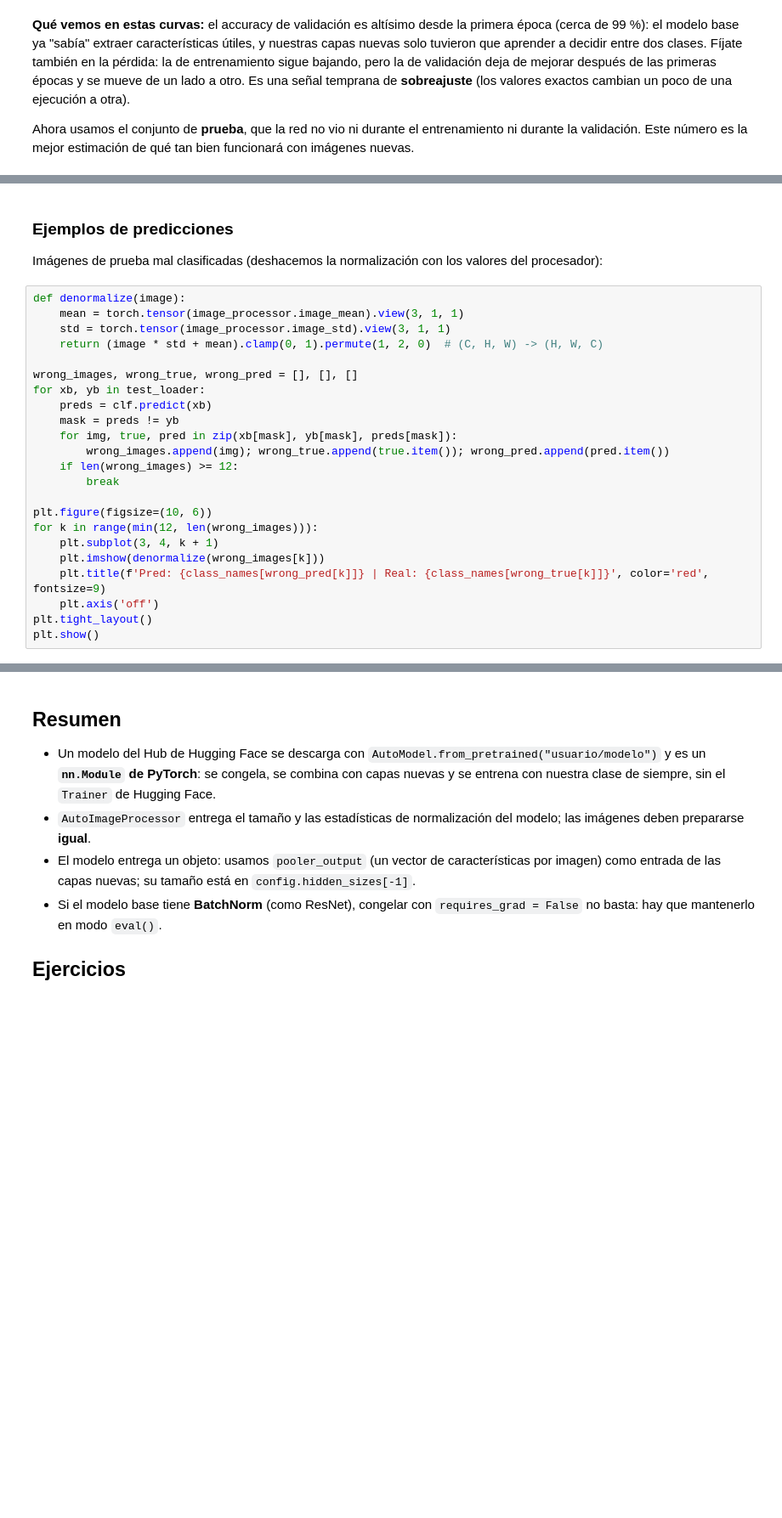
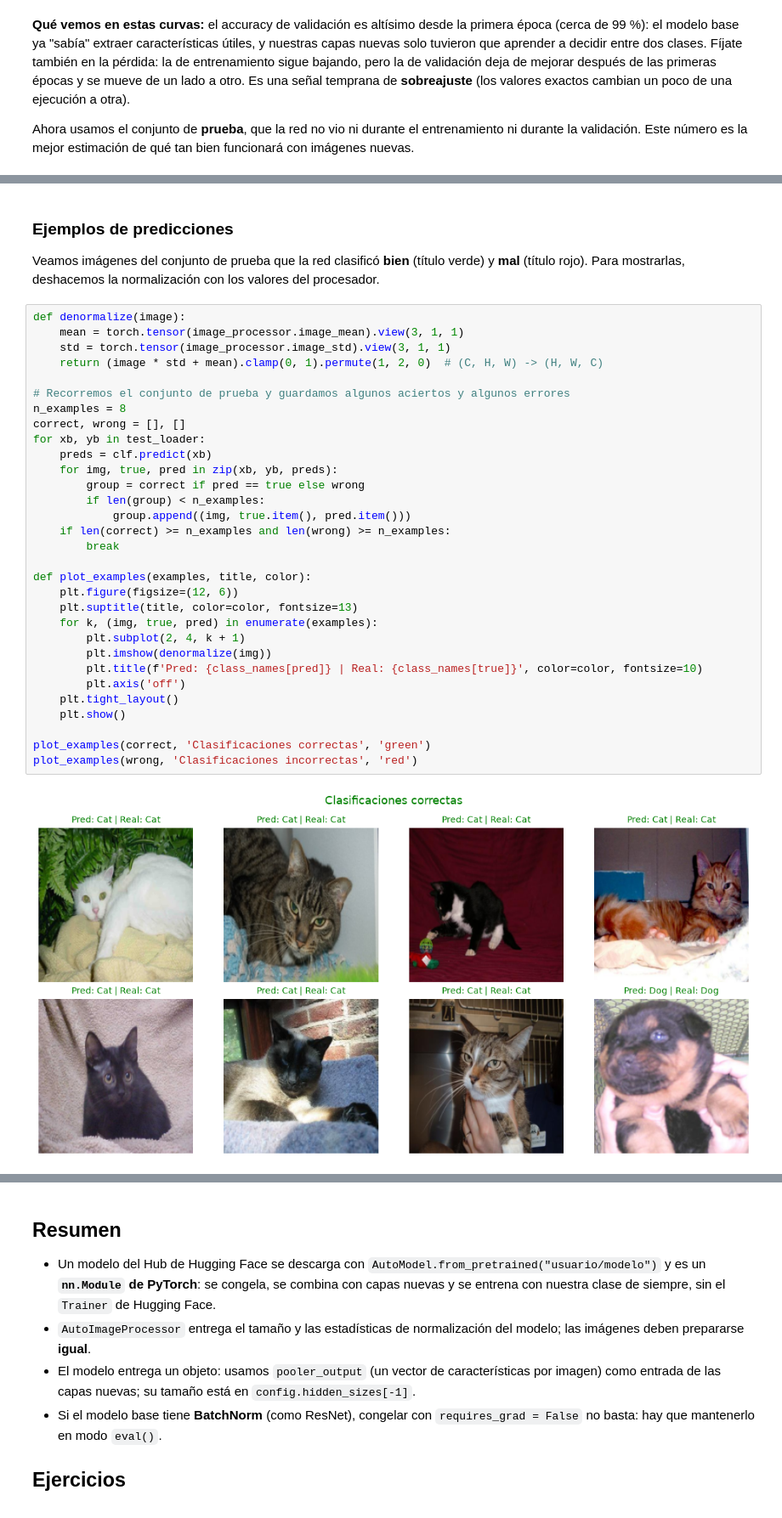
Before and after one commit to omarcastano/deeplearning-javeriana-site, a Jupyter notebook: modulo_2/unidad_1/3_experiencia/nueva/4_Script2_M2_U1_transfer_learning_huggingface.ipynb, the cells around one changed output, grey strips where cells are left out. Shown at 85% size. Cells and saved outputs as stored; diff of their text form; blank space fills up the shorter version.

```diff
--- a/modulo_2/unidad_1/3_experiencia/nueva/4_Script2_M2_U1_transfer_learning_huggingface.ipynb
+++ b/modulo_2/unidad_1/3_experiencia/nueva/4_Script2_M2_U1_transfer_learning_huggingface.ipynb
@@ -333,27 +389,37 @@ print(f'Accuracy en prueba: {test_acc:.4f}')
 # %% [markdown]
 ### Ejemplos de predicciones
 
-Imágenes de prueba mal clasificadas (deshacemos la normalización con los valores del procesador):
+Veamos imágenes del conjunto de prueba que la red clasificó **bien** (título verde) y **mal** (título rojo). Para mostrarlas, deshacemos la normalización con los valores del procesador.
 # %%
 def denormalize(image):
     mean = torch.tensor(image_processor.image_mean).view(3, 1, 1)
     std = torch.tensor(image_processor.image_std).view(3, 1, 1)
     return (image * std + mean).clamp(0, 1).permute(1, 2, 0)  # (C, H, W) -> (H, W, C)
 
-wrong_images, wrong_true, wrong_pred = [], [], []
+# Recorremos el conjunto de prueba y guardamos algunos aciertos y algunos errores
+n_examples = 8
+correct, wrong = [], []
 for xb, yb in test_loader:
     preds = clf.predict(xb)
-    mask = preds != yb
-    for img, true, pred in zip(xb[mask], yb[mask], preds[mask]):
-        wrong_images.append(img); wrong_true.append(true.item()); wrong_pred.append(pred.item())
-    if len(wrong_images) >= 12:
+    for img, true, pred in zip(xb, yb, preds):
+        group = correct if pred == true else wrong
+        if len(group) < n_examples:
+            group.append((img, true.item(), pred.item()))
+    if len(correct) >= n_examples and len(wrong) >= n_examples:
         break
 
-plt.figure(figsize=(10, 6))
-for k in range(min(12, len(wrong_images))):
-    plt.subplot(3, 4, k + 1)
-    plt.imshow(denormalize(wrong_images[k]))
-    plt.title(f'Pred: {class_names[wrong_pred[k]]} | Real: {class_names[wrong_true[k]]}', color='red', fontsize=9)
-    plt.axis('off')
-plt.tight_layout()
-plt.show()
+def plot_examples(examples, title, color):
+    plt.figure(figsize=(12, 6))
+    plt.suptitle(title, color=color, fontsize=13)
+    for k, (img, true, pred) in enumerate(examples):
+        plt.subplot(2, 4, k + 1)
+        plt.imshow(denormalize(img))
+        plt.title(f'Pred: {class_names[pred]} | Real: {class_names[true]}', color=color, fontsize=10)
+        plt.axis('off')
+    plt.tight_layout()
+    plt.show()
+
+plot_examples(correct, 'Clasificaciones correctas', 'green')
+plot_examples(wrong, 'Clasificaciones incorrectas', 'red')
+# %% [output]
+[figure, added]
```
Also changed, not shown: parts of 16 cells of this notebook, 8 other files.
